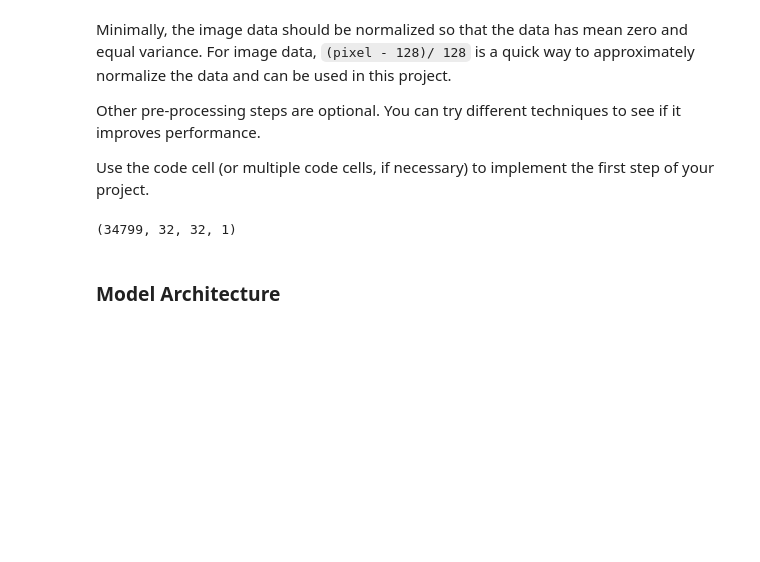
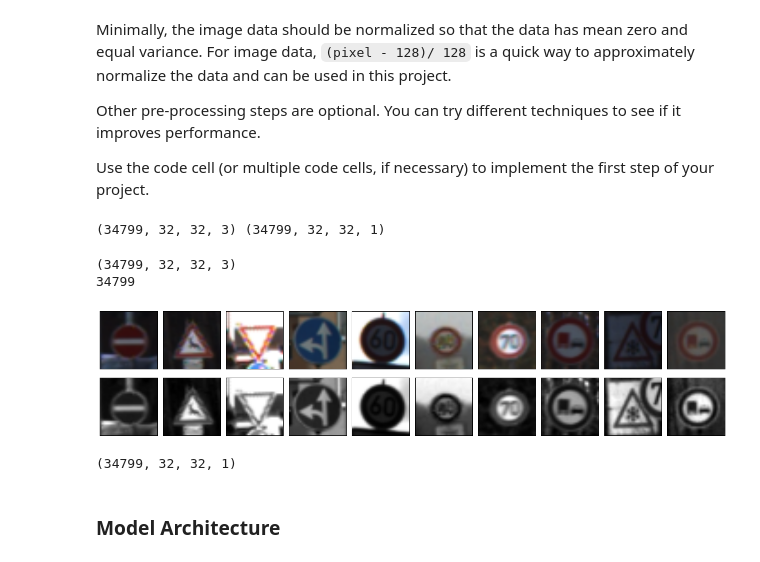
Before and after one commit to precyon/Traffic-Sign-Classifier, a Jupyter notebook: Traffic_Sign_Classifier.ipynb, the cells around one changed output. Cells and saved outputs as stored; diff of their text form; code cells hidden in the pictures; blank space fills up the shorter version.

```diff
--- a/Traffic_Sign_Classifier.ipynb
+++ b/Traffic_Sign_Classifier.ipynb
@@ -329,24 +342,56 @@ def Normalize(imgStack, min=0.1, max=0.9):
     dims = imgStack.shape
     vec = np.reshape(imgStack, [dims[0], -1])
     vecmax = np.max(vec, axis=1, keepdims=True)
-    if np.any(vecmax <= 0):
-        print("Here is one")
     vecmin = np.min(vec, axis=1, keepdims=True)
     normed = min + (vec - vecmin)/(vecmax - vecmin)*(max - min)
     return np.reshape(normed, [-1, *dims[1:4]])
 
 
-if x_train.shape[3] == 3: #Preprocess only if not done before
-    # Conver to grayscale
-    x_train, x_valid, x_test = [toGrayscale(x)  for x in [x_train, x_valid, x_test]]
+#if x_train.shape[3] == 3: #Preprocess only if not done before
+# Conver to grayscale
+x_train_n, x_valid_n, x_test_n = [toGrayscale(x)  for x in [x_train, x_valid, x_test]]
 
-    # Normalize all images to between -0.5 and 0.5
-    x_train, x_valid, x_test = [Normalize(x, 0.1, 0.9) for x in [x_train, x_valid, x_test]]
+# Normalize all images to between -0.5 and 0.5
+x_train_n, x_valid_n, x_test_n = [Normalize(x, 0.1, 0.9) for x in [x_train_n, x_valid_n, x_test_n]]
 
-x_train, y_train = shuffle(x_train, y_train)
-print(x_train.shape)
+
+print(x_train.shape, x_train_n.shape)
 # %% [output]
-(34799, 32, 32, 1)
+(34799, 32, 32, 3) (34799, 32, 32, 1)
+# %%
+# Visualizing the normalized dataset
+
+def showRandomNormalizedImages(xup, xdown, numImgs):
+    print(xup.shape[0])
+    chooseImgs = np.random.randint(0, xup.shape[0], size=numImgs)
+
+    normFig = plt.figure(figsize=(17,4))
+    for i, idx in np.ndenumerate(chooseImgs):
+        plt.subplot(2, numImgs, i[0]+1)
+        plt.imshow(xup[idx, :,:,:])
+        plt.xticks([])
+        plt.yticks([])
+
+        plt.subplot(2, numImgs, i[0]+numImgs+1)
+        plt.imshow(xdown[idx, :,:,0], cmap='gray')
+        plt.xticks([])
+        plt.yticks([])
+
+    plt.tight_layout()
+    #plt.savefig('preproc.png', dpi=120, transparent=True, box_inches='Tight')
+    plt.show()
+
+print(x_train.shape)
+showRandomNormalizedImages(x_train, x_train_n, 10)
+# %% [output]
+(34799, 32, 32, 3)
+34799
+[figure, added]
+# %%
+x_train, x_valid, x_test = x_train_n, x_valid_n, x_test_n
+print(x_train.shape)
+# %% [output]
+(34799, 32, 32, 1)
 # %% [markdown]
 ### Model Architecture
 # %%
```
Also changed, not shown: parts of 9 cells of this notebook.
